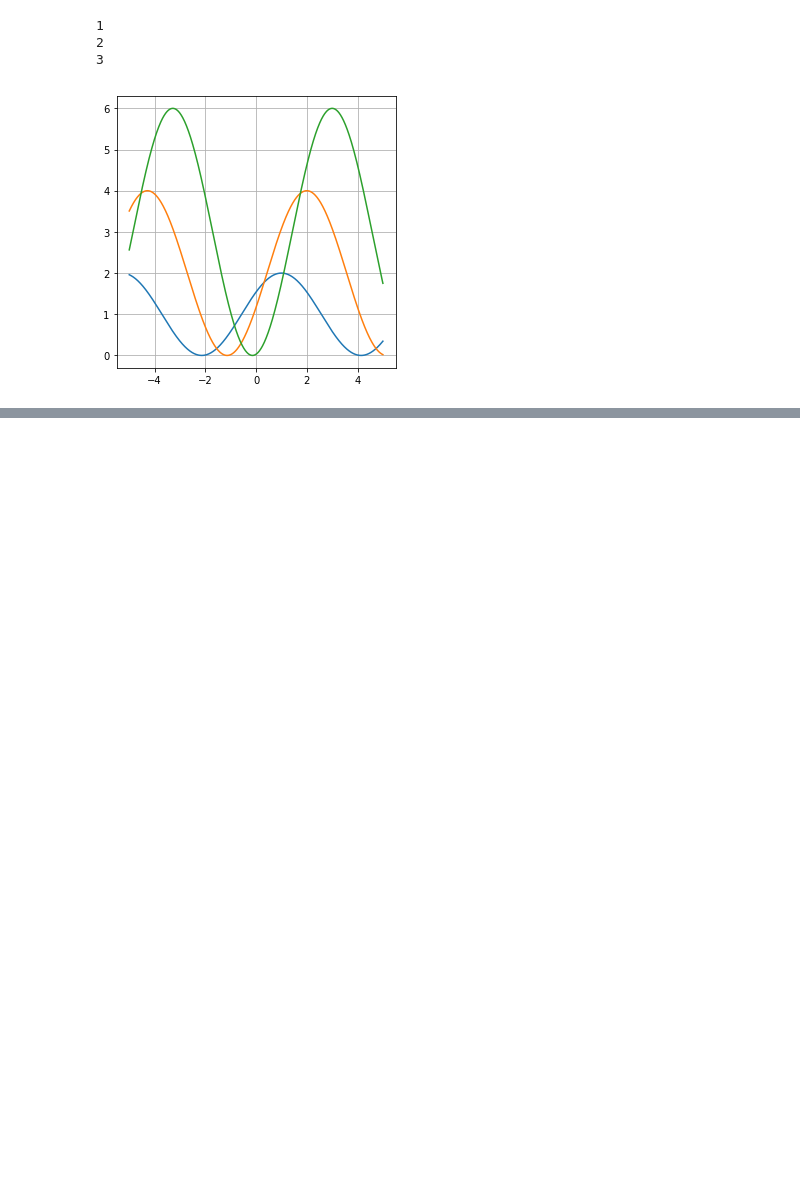
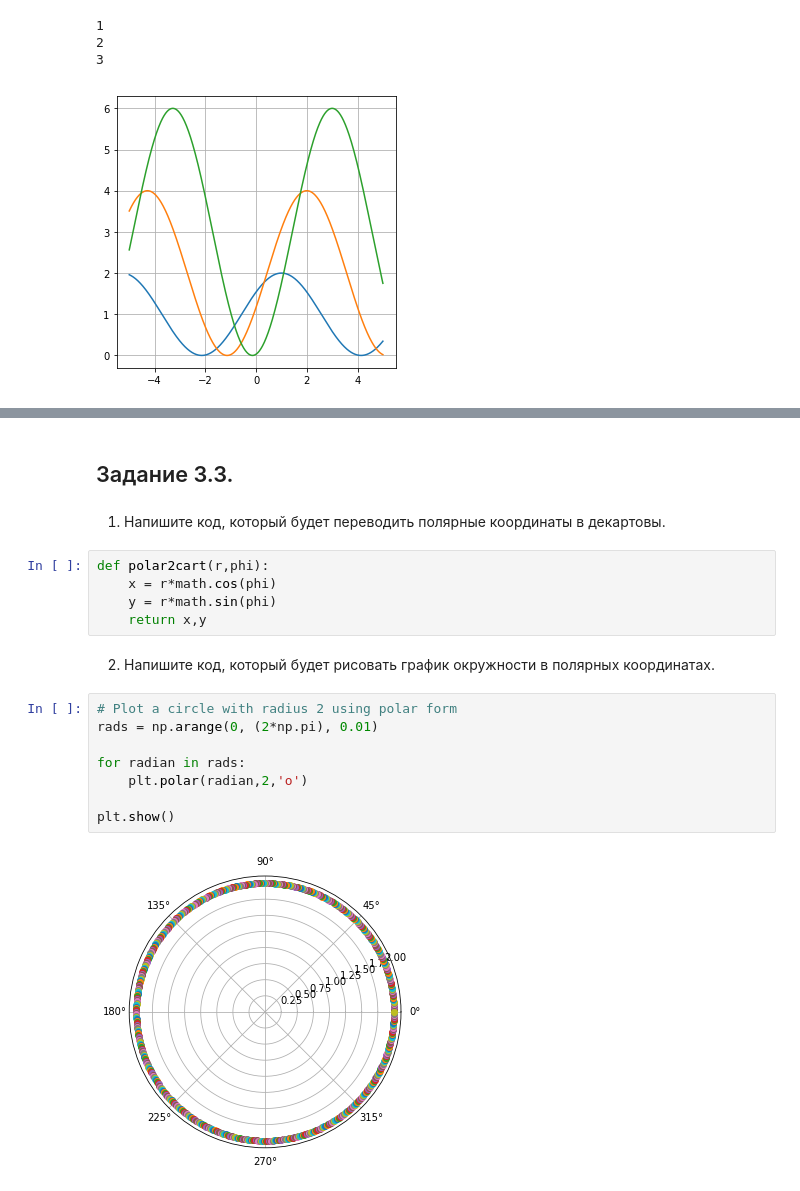
Before and after one commit to VadimSpb/MathForDC, a Jupyter notebook: hw03-04.ipynb, the cells around one changed output, grey strips where cells are left out. Drawn from its saved outputs; the diff is of its cells as text; blank space fills up the shorter version.

```diff
--- a/hw03-04.ipynb
+++ b/hw03-04.ipynb
@@ -24,0 +37,21 @@ for i in range(1, 4):
+# %% [markdown]
+## Задание 3.3.
+# %% [markdown]
+1)	Напишите код, который будет переводить полярные координаты в декартовы.
+# %%
+def polar2cart(r,phi):
+    x = r*math.cos(phi)
+    y = r*math.sin(phi)
+    return x,y
+# %% [markdown]
+2)	Напишите код, который будет рисовать график окружности в полярных координатах.
+# %%
+# Plot a circle with radius 2 using polar form
+rads = np.arange(0, (2*np.pi), 0.01)
+
+for radian in rads:
+    plt.polar(radian,2,'o')
+
+plt.show()
+# %% [output]
+[figure, added]
```
Also changed, not shown: parts of 36 cells of this notebook.
